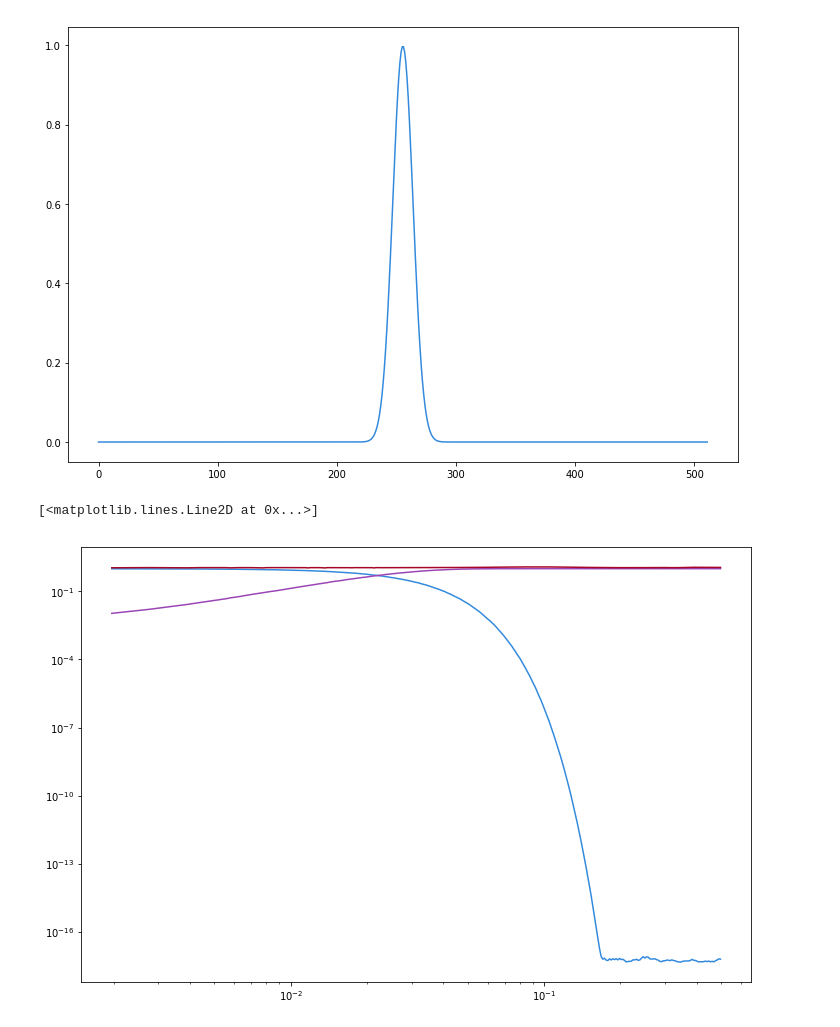
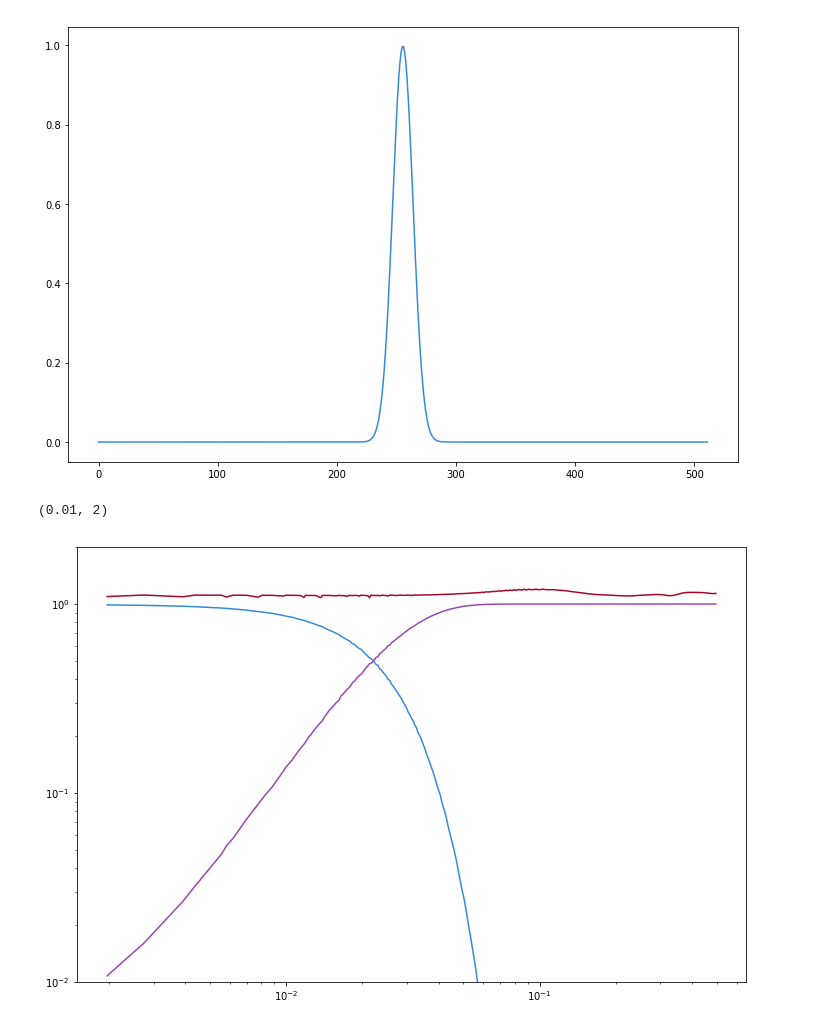
Before and after one commit to keflavich/uvcombine, a Jupyter notebook: examples/FeatherPowerSpectrumTests.ipynb, the cells around one changed output. Saved outputs shown, nothing was run; the diff lists cells and outputs as text; code cells hidden in the pictures.

```diff
--- a/examples/FeatherPowerSpectrumTests.ipynb
+++ b/examples/FeatherPowerSpectrumTests.ipynb
@@ -142,20 +142,22 @@ print(sigma, lowresfwhm, pixscale)
 # %%
 #pl.subplot(1,2,1).imshow(np.log10(np.fft.fftshift(kfft.real)))
 #pl.subplot(1,2,2).imshow(np.log10(np.fft.fftshift(ikfft.real)))
 x,y = psds.pspec(np.fft.fftshift(kfft.real))
 x = x[y==y]
 y = y[y==y]
 pl.loglog(x, y)
 
 x,y = psds.pspec(np.fft.fftshift(ikfft.real))
 x = x[y==y]
 y = y[y==y]
 pl.loglog(x, y)
 
 x,y = psds.pspec(np.fft.fftshift(singledish_im))
 x = x[y==y]
 y = y[y==y]
 pl.loglog(x, y)
+
+pl.ylim(1e-2, 2)
 # %% [output]
-[<matplotlib.lines.Line2D at 0x...>]
+(0.01, 2)
-[figure, old version]
+[figure, new version]
```
Also changed, not shown: parts of 5 cells of this notebook, 1 other file.
